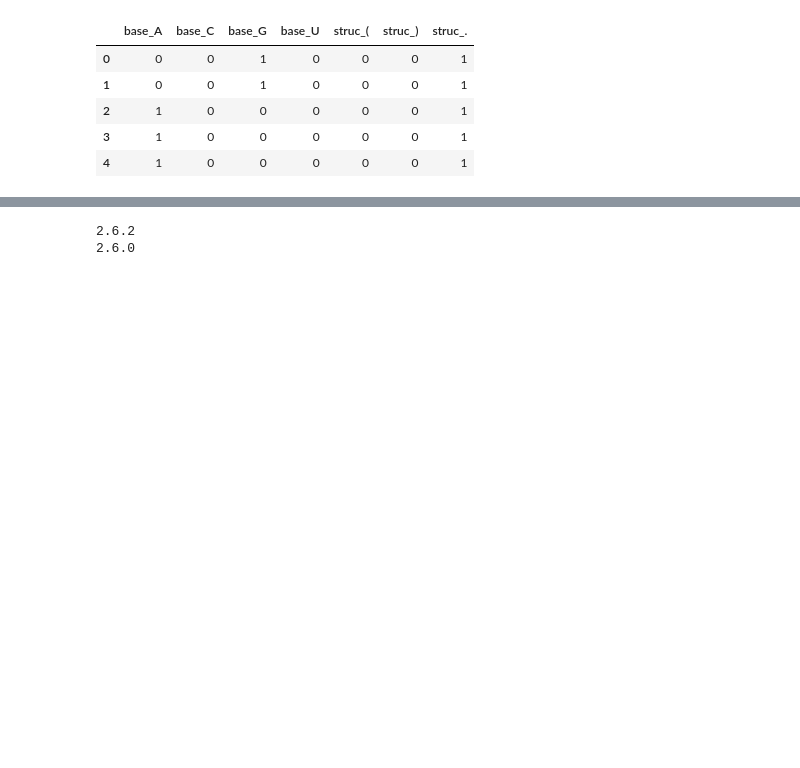
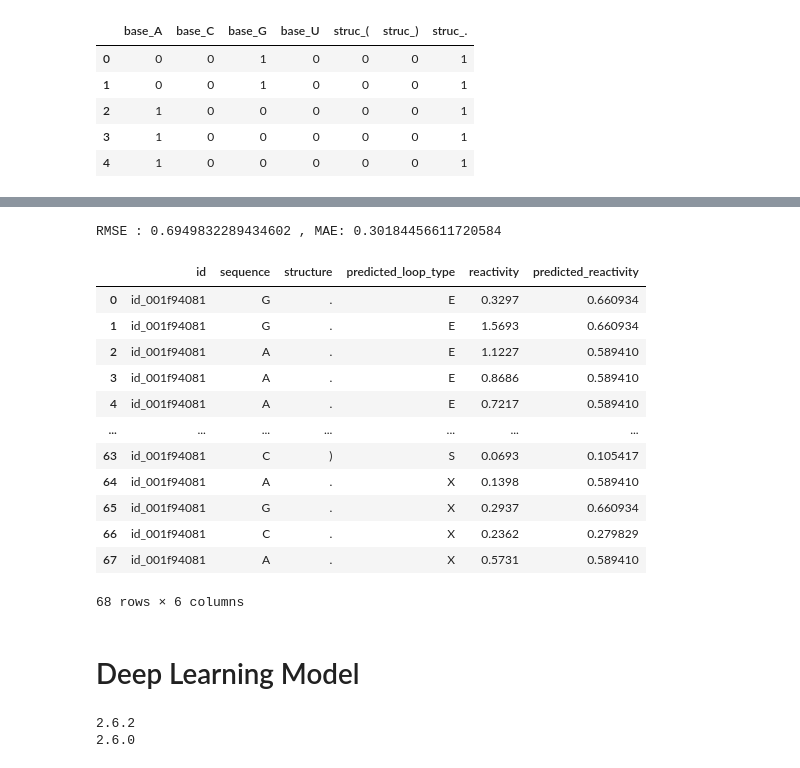
Before and after one commit to ErickDiaz/bioinformatics_python, a Jupyter notebook: covid/base_model.ipynb, the cells around one changed output, grey strips where cells are left out. Drawn from its saved outputs; the diff is of its cells as text; code cells hidden in the pictures; blank space fills up the shorter version.

Commit message:
base model

```diff
--- a/covid/base_model.ipynb
+++ b/covid/base_model.ipynb
@@ -388,0 +389,2 @@ x_train.head()
+# %%
+y_train = train_data['reactivity']
@@ -388,0 +393,16 @@ x_train.head()
+# %%
+params = {
+    'n_estimators': 700,
+    'learning_rate': 0.05,
+    'max_depth': 7,
+    'lambda': 5,
+    'alpha': 1,
+    'eval_metric': 'rmse',
+    'n_jobs': 4,
+    'verbosity': 1
+}
+model = XGBRegressor(**params)
+# %%
+model.fit(
+    x_train, y_train
+)
@@ -388,0 +419,4 @@ x_train.head()
+# %%
+predictions = model.predict(x_train.to_numpy())
+train_rmse = (mean_squared_error(y_train, predictions))**0.5
+train_mae = mean_absolute_error(y_train, predictions)
@@ -389,3 +428,27 @@ x_train.head()
+# %%
+print(f"RMSE : {train_rmse} , MAE: {train_mae}")
+# %% [output]
+RMSE : 0.6949832289434602 , MAE: 0.30184456611720584
+# %%
+tmp = train_data[['id', 'sequence', 'structure', 'predicted_loop_type', 'reactivity']].copy()
+tmp['predicted_reactivity'] = predictions
+tmp[tmp.id == 'id_001f94081']
+# %% [output]
+|  | id | sequence | structure | predicted_loop_type | reactivity | predicted_reactivity |
+| 0 | id_001f94081 | G | . | E | 0.3297 | 0.660934 |
+| 1 | id_001f94081 | G | . | E | 1.5693 | 0.660934 |
+| 2 | id_001f94081 | A | . | E | 1.1227 | 0.589410 |
+| 3 | id_001f94081 | A | . | E | 0.8686 | 0.589410 |
+| 4 | id_001f94081 | A | . | E | 0.7217 | 0.589410 |
+| ... | ... | ... | ... | ... | ... | ... |
+| 63 | id_001f94081 | C | ) | S | 0.0693 | 0.105417 |
+| 64 | id_001f94081 | A | . | X | 0.1398 | 0.589410 |
+| 65 | id_001f94081 | G | . | X | 0.2937 | 0.660934 |
+| 66 | id_001f94081 | C | . | X | 0.2362 | 0.279829 |
+| 67 | id_001f94081 | A | . | X | 0.5731 | 0.589410 |
+68 rows × 6 columns
+# %% [markdown]
+# Deep Learning Model
 # %%
 import tensorflow as tf
 from tensorflow import keras
```
Also changed, not shown: parts of 6 cells of this notebook.
